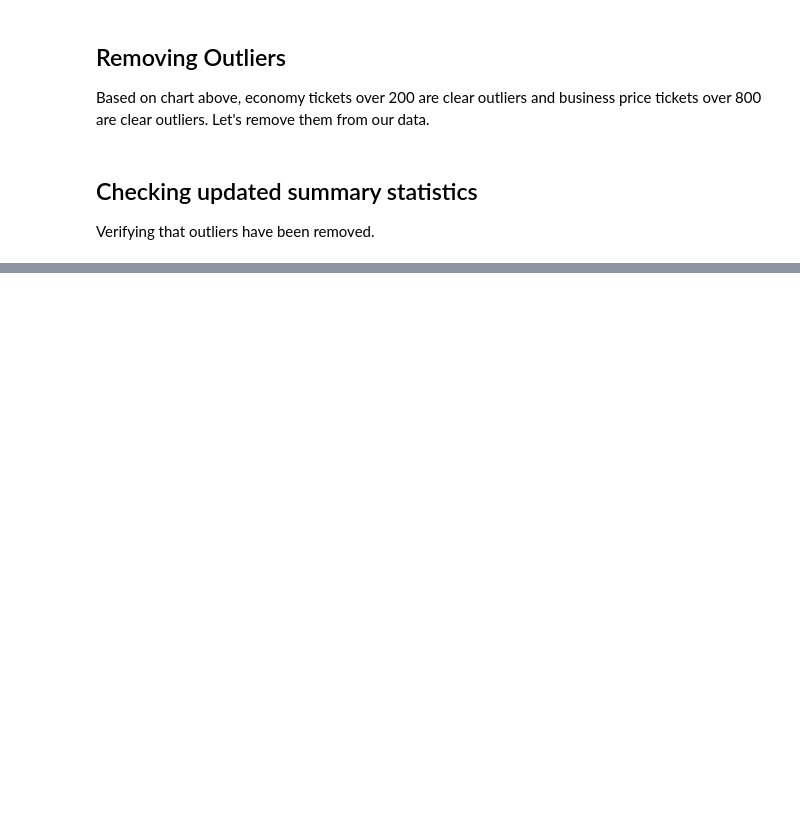
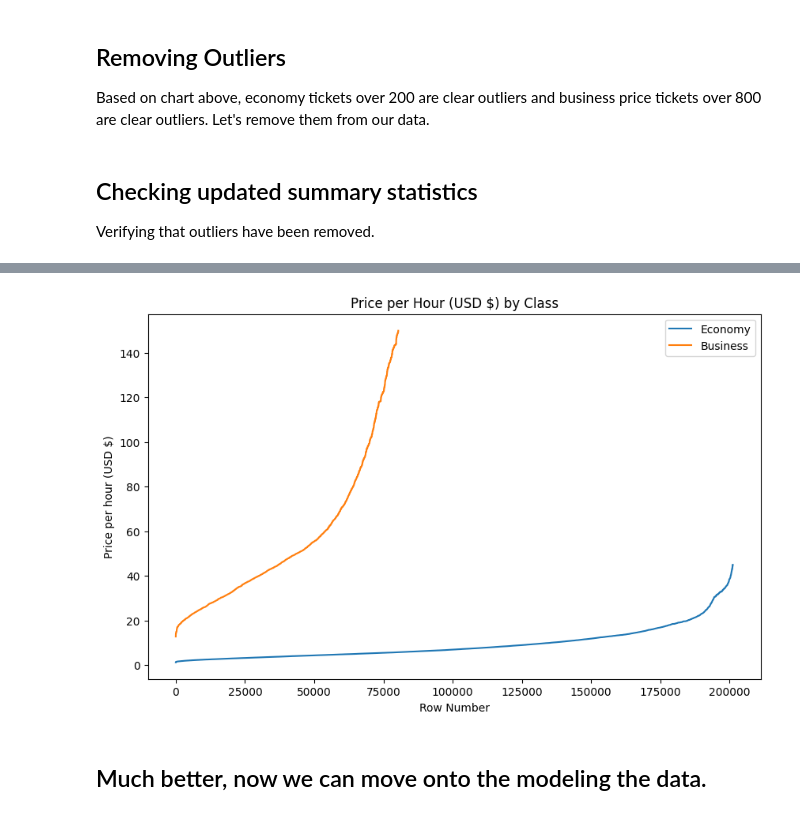
Before and after one commit to ImranQureshi25/Flight_Data_Analysis_Python_Project, a Jupyter notebook: Flight_Data_Analysis_Python_Project.ipynb, the cells around one changed output, grey strips where cells are left out. Saved outputs shown, nothing was run; the diff lists cells and outputs as text; code cells hidden in the pictures; blank space fills up the shorter version.

```diff
--- a/Flight_Data_Analysis_Python_Project.ipynb
+++ b/Flight_Data_Analysis_Python_Project.ipynb
@@ -233,0 +325,17 @@ max         66640.00         799.68
+# %%
+economy_prices_per_hour  = df_cleaned[df_cleaned['class'] == 'Economy']['price per hour (USD $)'].sort_values().reset_index(drop=True)
+business_prices_per_hour = df_cleaned[df_cleaned['class'] == 'Business']['price per hour (USD $)'].sort_values().reset_index(drop=True)
+
+plt.figure(figsize=(10,6))
+plt.plot(range(len(economy_prices_per_hour)), economy_prices_per_hour, label='Economy')
+plt.plot(range(len(business_prices_per_hour)), business_prices_per_hour, label='Business')
+
+plt.xlabel('Row Number')
+plt.ylabel('Price per hour (USD $)')
+plt.title('Price per Hour (USD $) by Class')
+plt.legend()
+plt.show()
+# %% [output]
+[figure, added]
+# %% [markdown]
+## Much better, now we can move onto the modeling the data.
```
Also changed, not shown: parts of 19 cells of this notebook, 2 other files.
